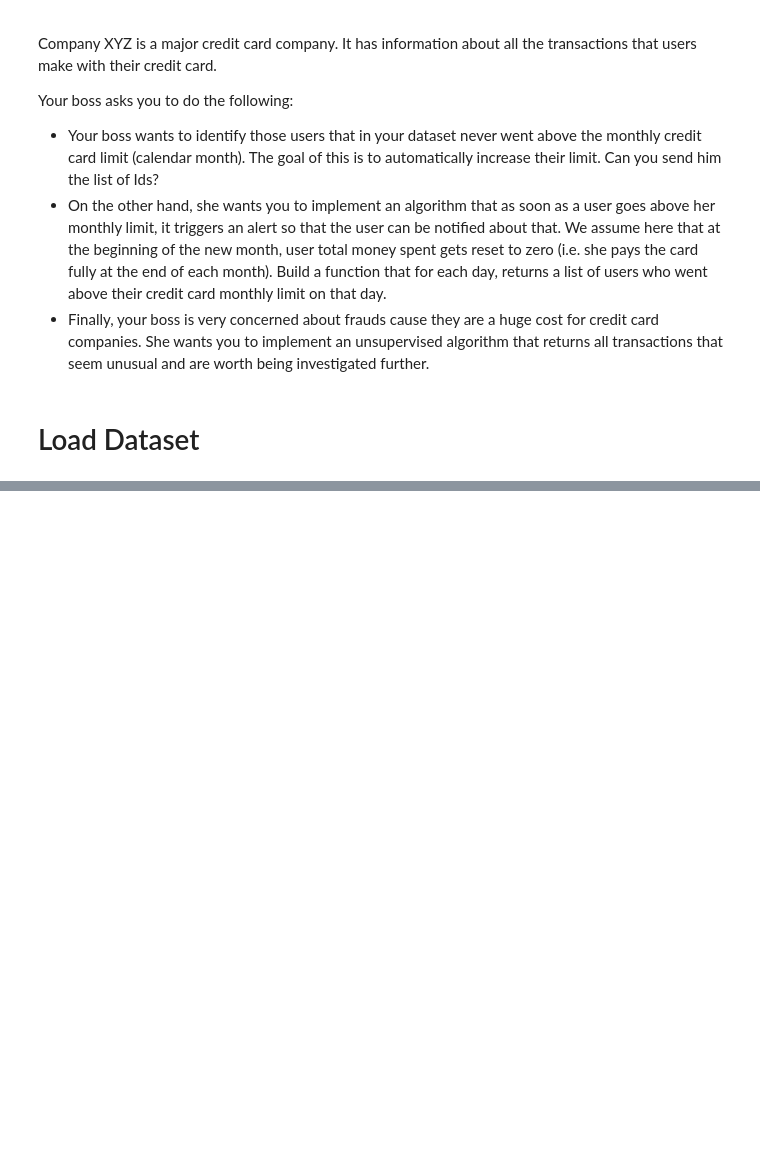
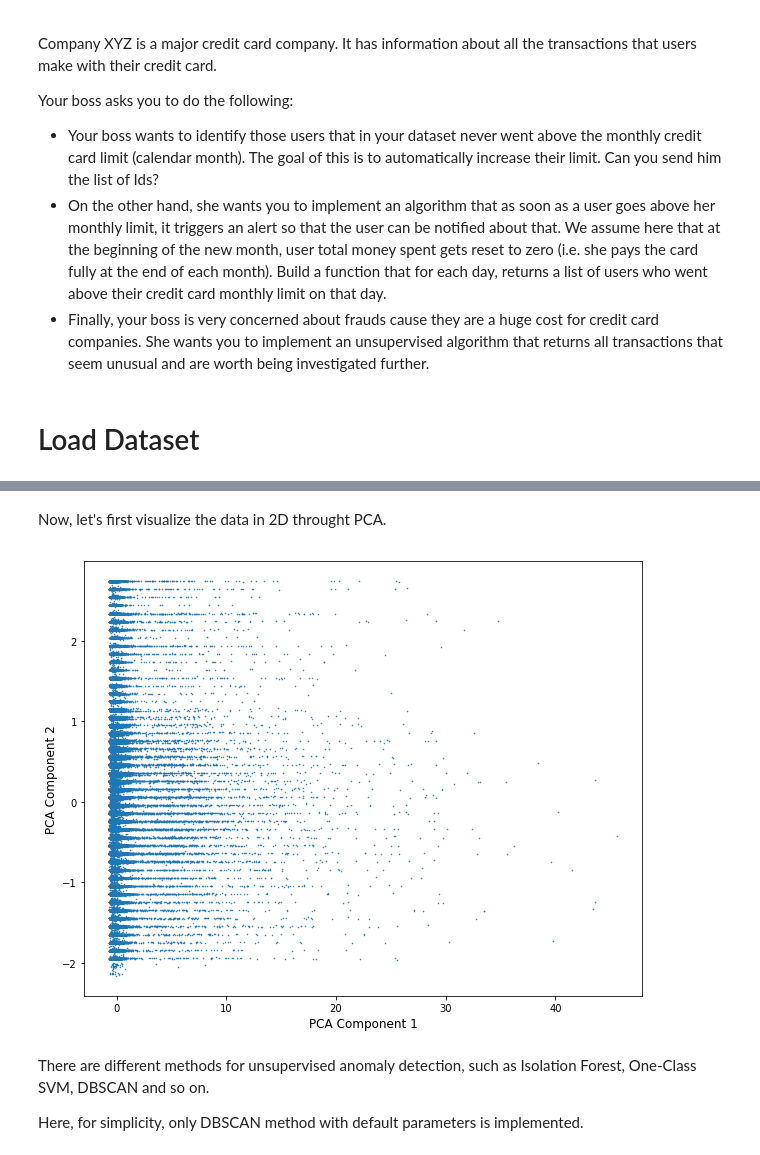
Before and after one commit to JifuZhao/DS-Take-Home, a Jupyter notebook: 10. Credit Card Transactions.ipynb, the cells around one changed output, grey strips where cells are left out. Cells and saved outputs as stored; diff of their text form; code cells hidden in the pictures; blank space fills up the shorter version.

```diff
--- a/10. Credit Card Transactions.ipynb
+++ b/10. Credit Card Transactions.ipynb
@@ -36,0 +221,11 @@ data.describe()
+# %%
+# calculate user transaction median
+median = data.groupby('credit_card')['transaction_dollar_amount'].median().reset_index()
+median = median.rename(columns={'transaction_dollar_amount': 'transaction_median'})
+data = pd.merge(left=data, right=median, on='credit_card', how='left')
+# %%
+# extract useful information
+data['transaction_to_median'] = data['transaction_dollar_amount'] / data['transaction_median']
+data['transaction_to_limit'] = data['transaction_dollar_amount'] / data['credit_card_limit']
+
+data.head()
@@ -36,0 +239,6 @@ data.describe()
+# %%
+# drop useless features
+labels = ['transaction_dollar_amount', 'Long', 'Lat', 'city', 'state', 'zipcode', 'credit_card_limit',
+          'month', 'day', 'Long_median', 'Lat_median', 'transaction_median']
+data = data.drop(labels=labels, axis=1)
+data.head()
@@ -36,0 +252,24 @@ data.describe()
+# %% [markdown]
+Now, let's first visualize the data in 2D throught PCA.
+# %%
+# normalize the data
+x = data[['weekday', 'hour', 'distance', 'transaction_to_median', 'transaction_to_limit']]
+# x = data[['distance', 'transaction_to_median', 'transaction_to_limit']]
+scaler = StandardScaler()
+norm_x = scaler.fit_transform(x)
+# %%
+# apply PCA
+pca = PCA(n_components=2, random_state=42)
+pca_x = pca.fit_transform(norm_x)
+
+fig, ax = plt.subplots(figsize=(10, 8))
+ax.plot(pca_x[:, 0], pca_x[:, 1], '.', markersize=1)
+ax.set_xlabel('PCA Component 1', fontsize=12)
+ax.set_ylabel('PCA Component 2', fontsize=12)
+plt.show()
+# %% [output]
+[figure, added]
+# %% [markdown]
+There are different methods for unsupervised anomaly detection, such as Isolation Forest, One-Class SVM, DBSCAN and so on.
+
+Here, for simplicity, only DBSCAN method with default parameters is implemented.
```
Also changed, not shown: parts of 28 cells of this notebook.
